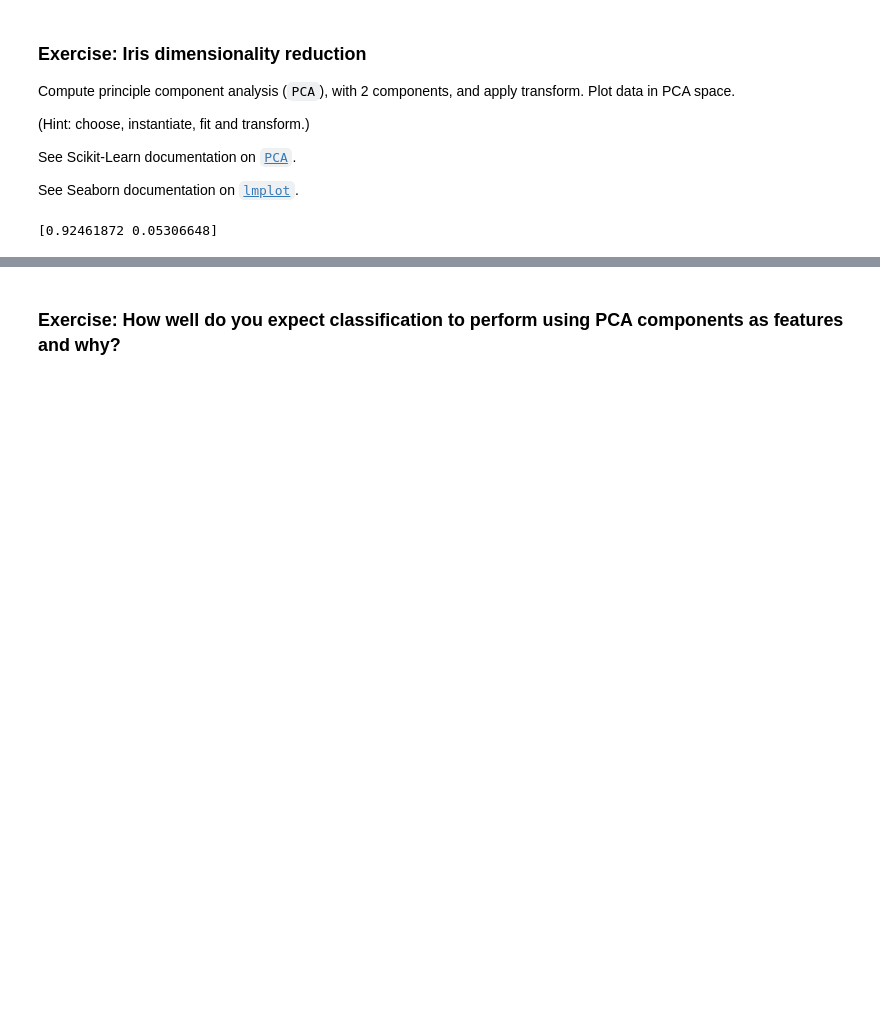
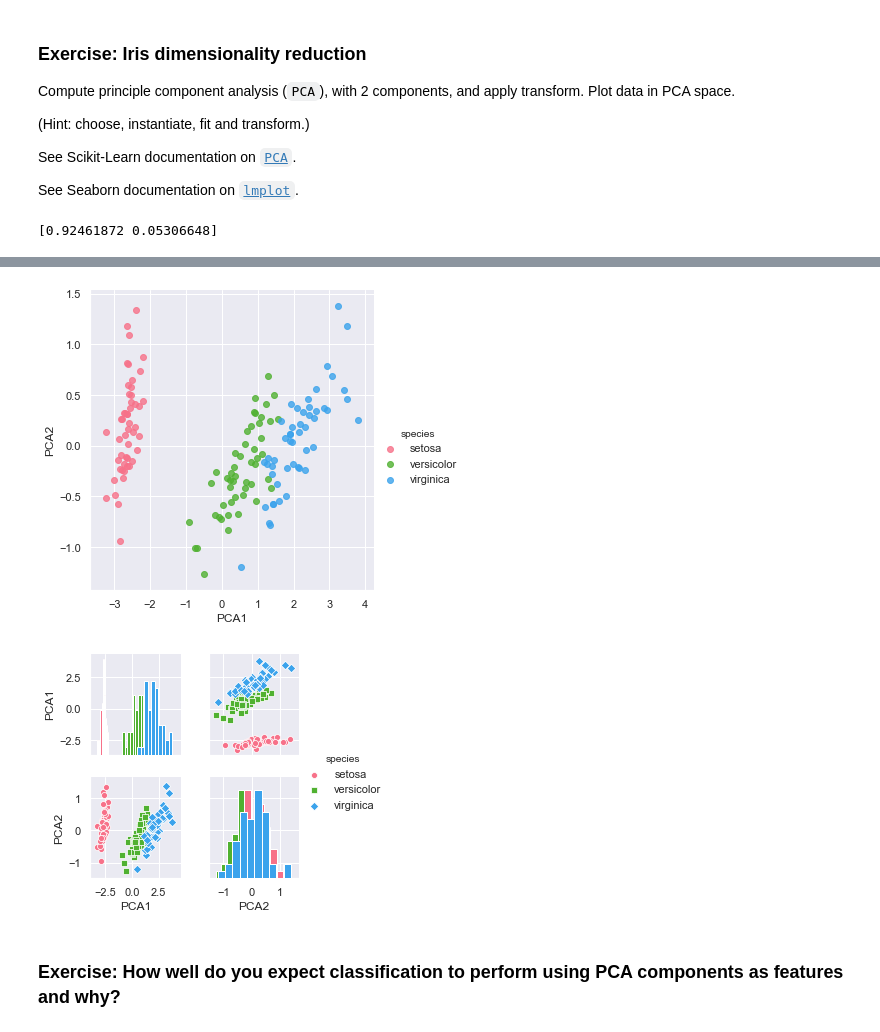
Before and after one commit to glukicov/UCL_ML_BigData, a Jupyter notebook: week1/Lecture03_Scikit-Learn_no_solutions/Lecture03_Scikit-Learn_no_solutions.ipynb, the cells around one changed output, grey strips where cells are left out. Saved outputs shown, nothing was run; the diff lists cells and outputs as text; code cells hidden in the pictures; blank space fills up the shorter version.

```diff
--- a/week1/Lecture03_Scikit-Learn_no_solutions/Lecture03_Scikit-Learn_no_solutions.ipynb
+++ b/week1/Lecture03_Scikit-Learn_no_solutions/Lecture03_Scikit-Learn_no_solutions.ipynb
@@ -393,0 +444,7 @@ X_trans= model2.transform(X_iris)
+# %%
+# Join PCAs into X_iris
+import pandas as pd
+pca_df_X = pd.DataFrame(data=X_trans, columns=("PCA1", "PCA2"))
+display(pca_df.head(), X_iris.head())
+pca_df_Xy = pd.merge(pca_df_X, y_iris, right_index=True, left_index=True)
+pca_df.head()
@@ -394,3 +470,9 @@ X_trans= model2.transform(X_iris)
+# %%
+sns.lmplot(x="PCA1", y="PCA2", data=pca_df_Xy, fit_reg=None, hue='species', palette="husl",);
+grid=sns.pairplot(pca_df_Xy, hue='species', palette="husl", height=2.0, markers=["o", "s", "D"], diag_kind='hist');
+# %% [output]
+[figure, added]
+[figure, added]
 # %% [markdown]
 ### Exercise: How well do you expect classification to perform using PCA components as features and why?
 # %% [markdown]
```
Also changed, not shown: parts of 28 cells of this notebook, 1 other file.
